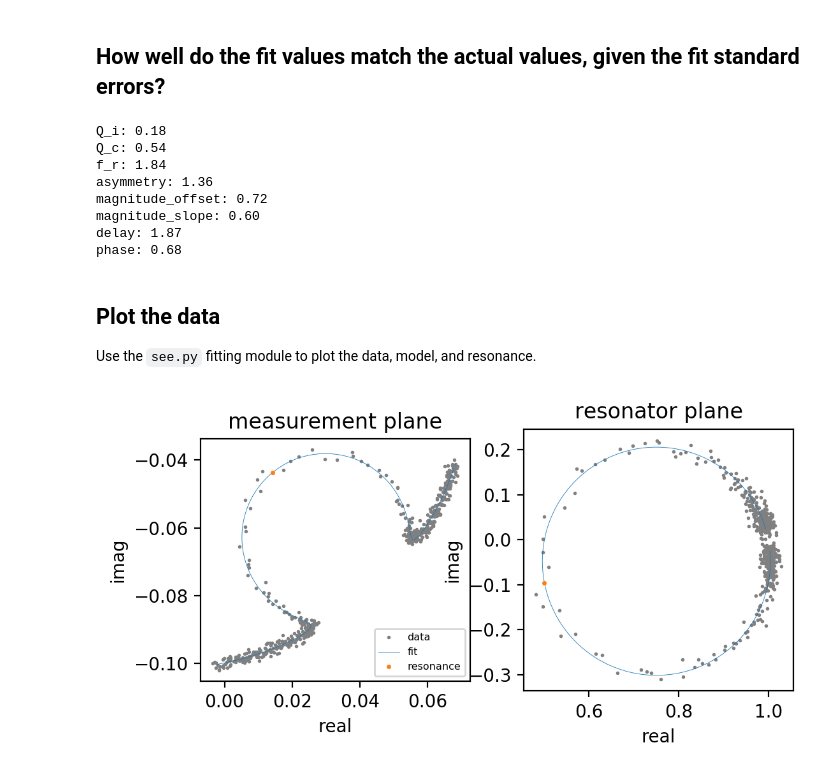
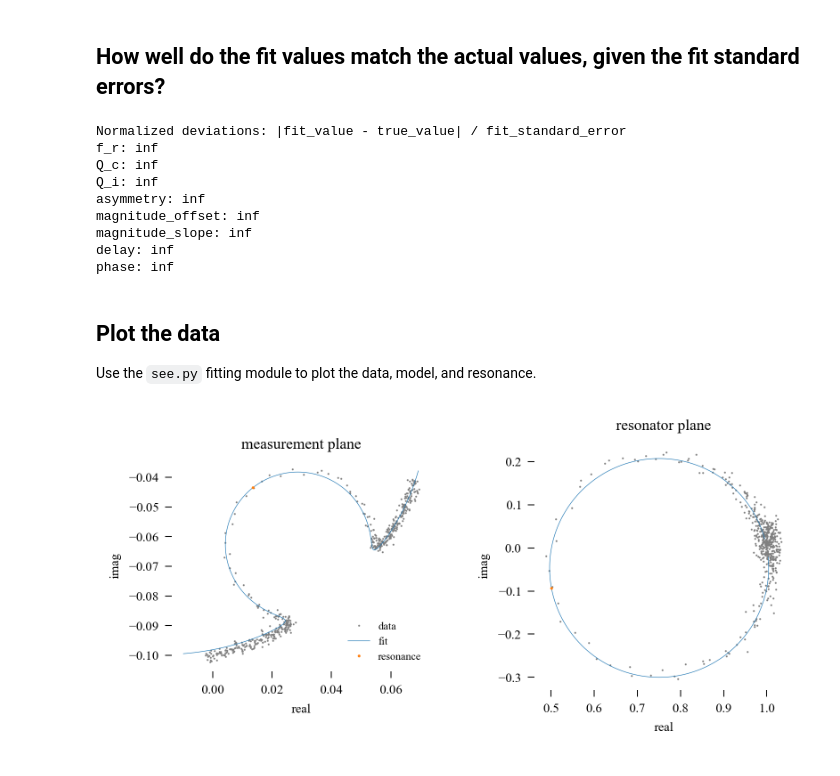
Before and after one commit to danielflanigan/resonator, a Jupyter notebook: examples/ShuntFitter.ipynb, the cells around one changed output. Drawn from its saved outputs; the diff is of its cells as text; code cells hidden in the pictures.

```diff
--- a/examples/ShuntFitter.ipynb
+++ b/examples/ShuntFitter.ipynb
@@ -112,34 +112,36 @@ print(resonator.result.fit_report())  # result is a lmfit.model.ModelResult obje
 # %% [markdown]
 ## How well do the fit values match the actual values, given the fit standard errors?
 # %%
+print("Normalized deviations: |fit_value - true_value| / fit_standard_error")
+print("f_r: {:.2f}".format(abs(resonator.f_r - f_r) / resonator.f_r_error))
+print("Q_c: {:.2f}".format(abs(resonator.Q_c - 1 / coupling_loss) / resonator.Q_c_error))
 print("Q_i: {:.2f}".format(abs(resonator.Q_i - 1 / internal_loss) / resonator.Q_i_error))
-print("Q_c: {:.2f}".format(abs(resonator.Q_c - 1 / coupling_loss) / resonator.Q_c_error))
-print("f_r: {:.2f}".format(abs(resonator.f_r - f_r) / resonator.f_r_error))
 print("asymmetry: {:.2f}".format(abs(resonator.asymmetry - asymmetry) / resonator.asymmetry_error))
 print("magnitude_offset: {:.2f}".format(abs(resonator.magnitude_offset - magnitude_offset) / resonator.magnitude_offset_error))
 print("magnitude_slope: {:.2f}".format(abs(resonator.magnitude_slope - magnitude_slope) / resonator.magnitude_slope_error))
 print("delay: {:.2f}".format(abs(resonator.delay - delay) / resonator.delay_error))
 print("phase: {:.2f}".format(abs(resonator.phase - phase) / resonator.phase_error))
 # %% [output]
-Q_i: 0.18
-Q_c: 0.54
-f_r: 1.84
-asymmetry: 1.36
-magnitude_offset: 0.72
-magnitude_slope: 0.60
-delay: 1.87
-phase: 0.68
+Normalized deviations: |fit_value - true_value| / fit_standard_error
+f_r: inf
+Q_c: inf
+Q_i: inf
+asymmetry: inf
+magnitude_offset: inf
+magnitude_slope: inf
+delay: inf
+phase: inf
 # %% [markdown]
 ## Plot the data
 
 Use the `see.py` fitting module to plot the data, model, and resonance.
 # %%
-fig, (ax_raw, ax_norm) = plt.subplots(1, 2, figsize=(6, 3), dpi=200)  # Adjust these for your system
+fig, (ax_raw, ax_norm) = plt.subplots(1, 2, figsize=(6, 3), dpi=300)  # Adjust these values for your plot settings
 ax_raw.set_title('measurement plane')
 ax_norm.set_title('resonator plane')
 see.real_and_imaginary(resonator=resonator, axes=ax_raw, normalize=False)
 see.real_and_imaginary(resonator=resonator, axes=ax_norm, normalize=True)
 ax_raw.legend(handles=ax_raw.lines, labels=('data', 'fit', 'resonance'), fontsize='xx-small');
 # %% [output]
-[figure, old version]
+[figure, new version]
 # %%
```
Also changed, not shown: parts of 6 cells of this notebook, 4 other files.
